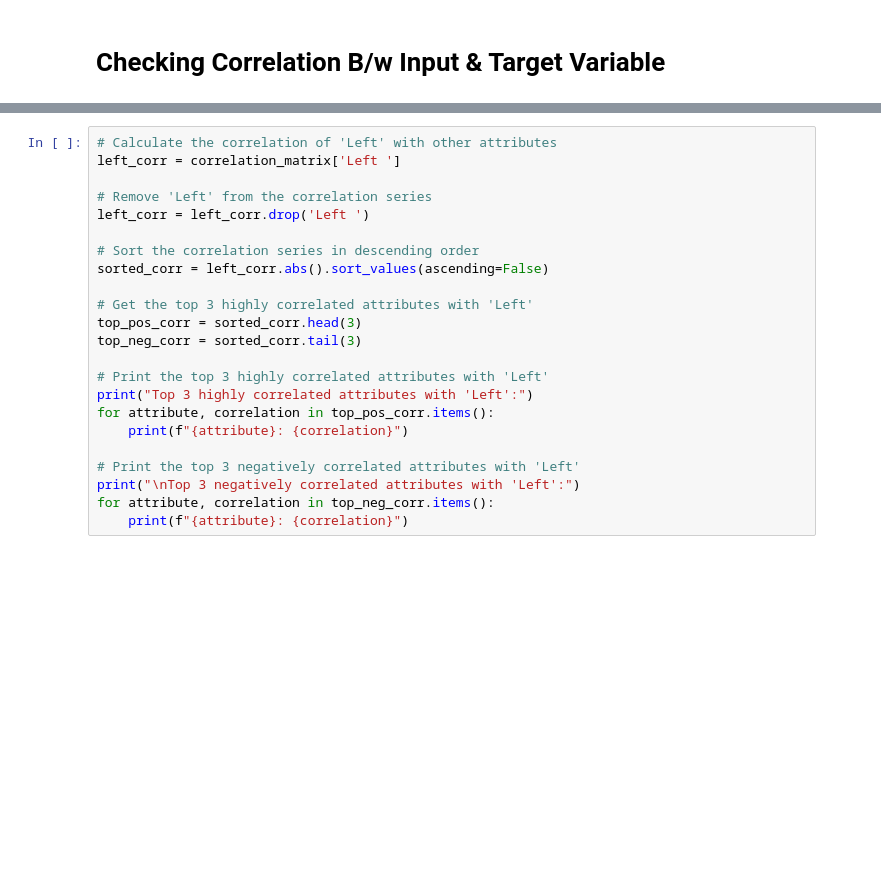
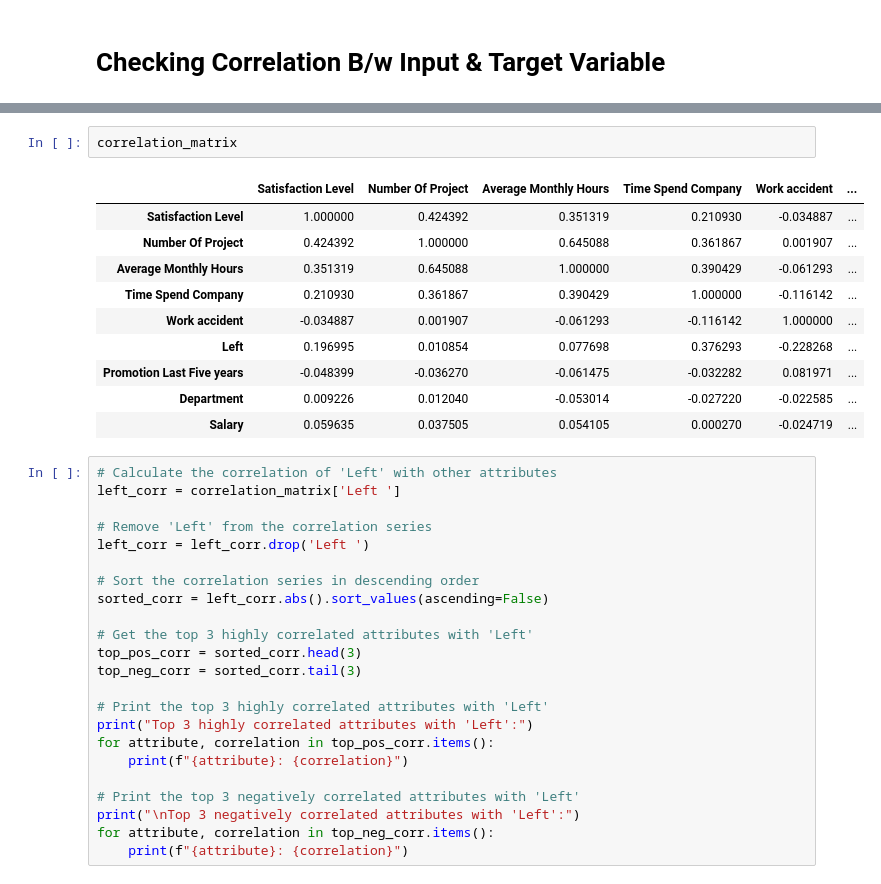
Before and after one commit to Akash11gavhane/Employee-Retention-Prediction-Machine-Learning-Project, a Jupyter notebook: Machine Learning Project/Employee_retention_prediction.ipynb, the cells around one changed output, grey strips where cells are left out. Drawn from its saved outputs; the diff is of its cells as text; blank space fills up the shorter version.

```diff
--- a/Machine Learning Project/Employee_retention_prediction.ipynb
+++ b/Machine Learning Project/Employee_retention_prediction.ipynb
@@ -435,3 +429,16 @@ plt.show()
+# %%
+correlation_matrix
+# %% [output]
+|  | Satisfaction Level | Number Of Project | Average Monthly Hours | Time Spend Company | Work accident | ... |
+| Satisfaction Level | 1.000000 | 0.424392 | 0.351319 | 0.210930 | -0.034887 | ... |
+| Number Of Project | 0.424392 | 1.000000 | 0.645088 | 0.361867 | 0.001907 | ... |
+| Average Monthly Hours | 0.351319 | 0.645088 | 1.000000 | 0.390429 | -0.061293 | ... |
+| Time Spend Company | 0.210930 | 0.361867 | 0.390429 | 1.000000 | -0.116142 | ... |
+| Work accident | -0.034887 | 0.001907 | -0.061293 | -0.116142 | 1.000000 | ... |
+| Left | 0.196995 | 0.010854 | 0.077698 | 0.376293 | -0.228268 | ... |
+| Promotion Last Five years | -0.048399 | -0.036270 | -0.061475 | -0.032282 | 0.081971 | ... |
+| Department | 0.009226 | 0.012040 | -0.053014 | -0.027220 | -0.022585 | ... |
+| Salary | 0.059635 | 0.037505 | 0.054105 | 0.000270 | -0.024719 | ... |
 # %%
 # Calculate the correlation of 'Left' with other attributes
 left_corr = correlation_matrix['Left ']
```
Also changed, not shown: parts of 16 cells of this notebook, 2 other files.
